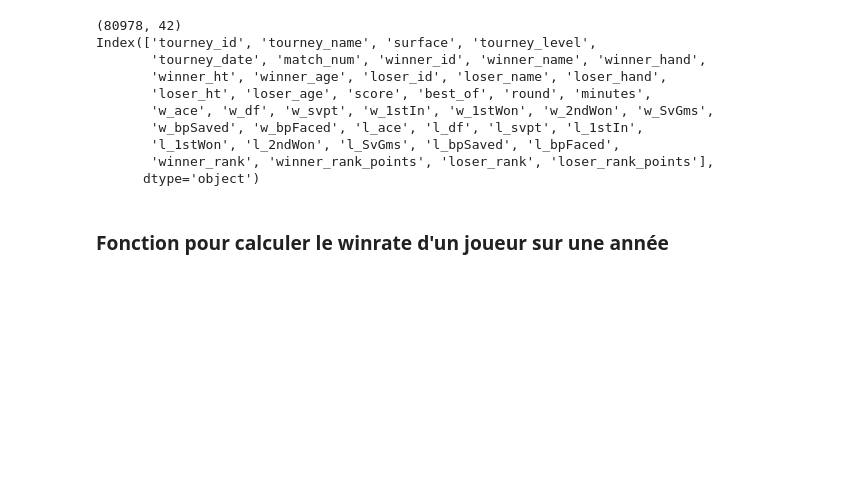
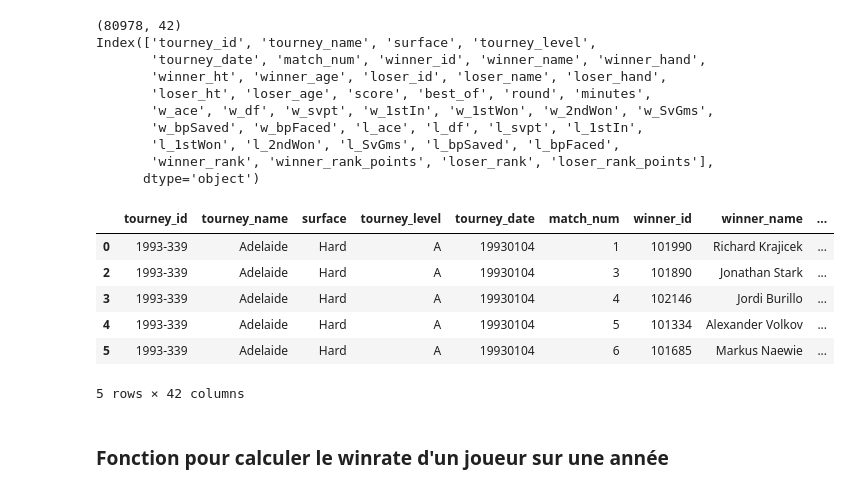
Before and after one commit to henrifabre123/tennisML, a Jupyter notebook: Traitement_data.ipynb, the cells around one changed output. Cells and saved outputs as stored; diff of their text form; code cells hidden in the pictures; blank space fills up the shorter version.

```diff
--- a/Traitement_data.ipynb
+++ b/Traitement_data.ipynb
@@ -45,13 +48,14 @@ Years=['00','10','20','90']
 
 
 liste_concat=[]
+
 for year in Years:
 
     #On importe le classement des joueurs par année
     df_ranking= pd.read_csv('./Data/Data_brutes/atp_rankings_{}s.csv'.format(year))
 
-    #On supprime les joueurs qui ont un rang superieur à 400
-    df_ranking = df_ranking[df_ranking['rank'] <= 400]
+    #On supprime les joueurs qui ont un rang superieur à 100
+    df_ranking = df_ranking[df_ranking['rank'] <= 100]
 
 
 
@@ -63,7 +67,6 @@ for year in Years:
 
 df_ranking=pd.concat(liste_concat)
 
-
 #On importe les données relatives à chaque joueur
 df_info_joueurs = pd.read_csv('./Data/data_brutes/atp_players.csv')
 
@@ -146,6 +149,16 @@ Index(['tourney_id', 'tourney_name', 'surface', 'tourney_level',
        'l_1stWon', 'l_2ndWon', 'l_SvGms', 'l_bpSaved', 'l_bpFaced',
        'winner_rank', 'winner_rank_points', 'loser_rank', 'loser_rank_points'],
       dtype='object')
+# %%
+info_matches.head()
+# %% [output]
+|  | tourney_id | tourney_name | surface | tourney_level | tourney_date | match_num | winner_id | winner_name | ... |
+| 0 | 1993-339 | Adelaide | Hard | A | 19930104 | 1 | 101990 | Richard Krajicek | ... |
+| 2 | 1993-339 | Adelaide | Hard | A | 19930104 | 3 | 101890 | Jonathan Stark | ... |
+| 3 | 1993-339 | Adelaide | Hard | A | 19930104 | 4 | 102146 | Jordi Burillo | ... |
+| 4 | 1993-339 | Adelaide | Hard | A | 19930104 | 5 | 101334 | Alexander Volkov | ... |
+| 5 | 1993-339 | Adelaide | Hard | A | 19930104 | 6 | 101685 | Markus Naewie | ... |
+5 rows × 42 columns
 # %%
 info_matches.to_csv('./Data/Data_utiles/info_matches.csv')
 # %% [markdown]
```
Also changed, not shown: parts of 8 cells of this notebook, 1 other file.
